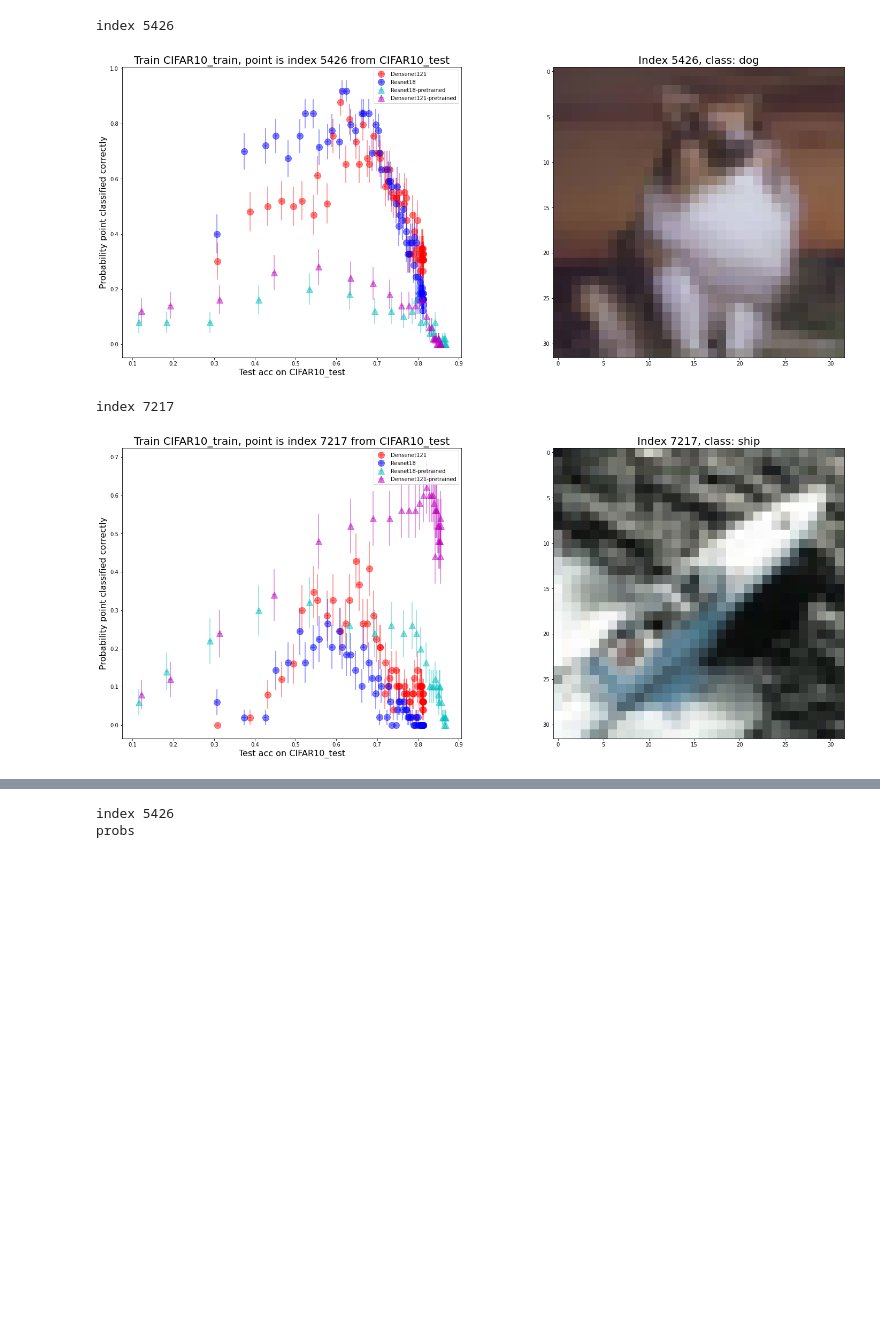
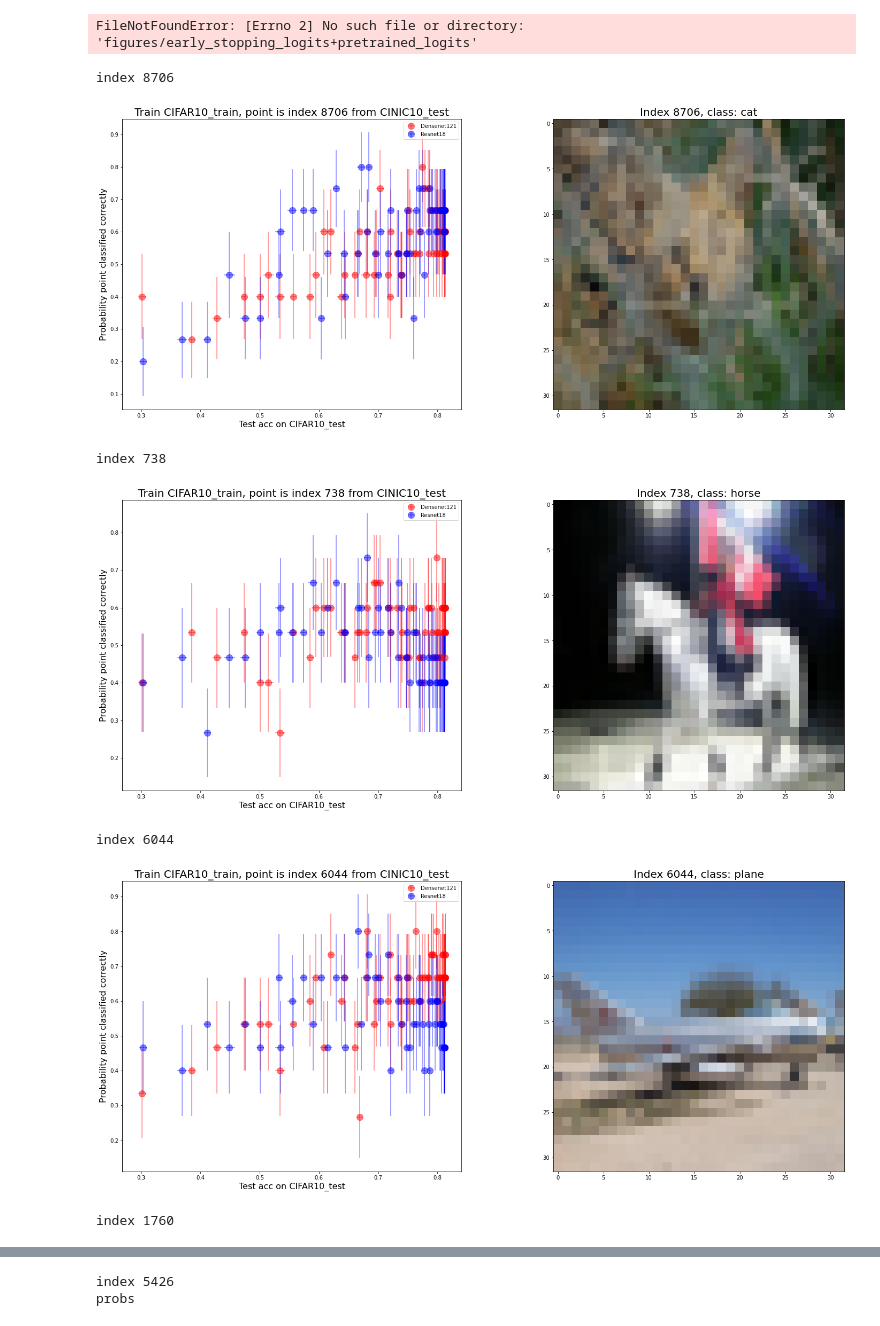
Before and after one commit to nikhil-ghosh-berkeley/dist-shift, a Jupyter notebook: plotting.ipynb, the cells around one changed output, grey strips where cells are left out. Saved outputs shown, nothing was run; the diff lists cells and outputs as text; code cells hidden in the pictures; blank space fills up the shorter version.

```diff
--- a/plotting.ipynb
+++ b/plotting.ipynb
@@ -9,14 +9,15 @@ from os.path import join
 alpha = 0.5
 markersize = 12
 # number of point figures to plot
-num_figs = 2
+num_figs = 10
 # %%
 # pred_dirs specifies location of "+".join(pred_dirs).pkl in processed
 pred_dirs = ["early_stopping_logits", "pretrained_logits"]
 # score_dirs specifies score group to consider (can be different from pred_dirs)
 score_dirs = ["early_stopping", "CLIP", "CLIP_high", "pretrained"]
 # name of dataset to consider
-name = "CIFAR10_test"
+name = "CINIC10_test"
+# name = "CINIC10_test"
 # name of training dataset
 train_set = "CIFAR10_train"
 # points - fixed random index subset
@@ -25,18 +26,18 @@ train_set = "CIFAR10_train"
 ind_types = ["points", "small", "weird"]
 ind_type = ind_types[2]
 # %%
-pred_dirs.sort()
-score_dirs.sort()
-group_dir = "+".join(pred_dirs)
-score_dir = join("scores", "+".join(score_dirs))
-save_dir = join("figures", group_dir)
+# pred_dirs.sort()
+# score_dirs.sort()
+# group_dir = "+".join(pred_dirs)
+# score_dir = join("scores", "+".join(score_dirs))
+# save_dir = join("figures", group_dir)
 
-data_dir = "data"
-proc_dir = "processed"
+# data_dir = "data"
+# proc_dir = "processed"
 # %%
 print("loading data")
-grouped = load_pickle(join(proc_dir, group_dir + ".pkl"))
-scores = load_pickle(join(proc_dir, score_dir + "_scores.pkl"))
+grouped = load_pickle(join(proc_dir,  "group.pkl"))
+scores = load_pickle(join(proc_dir, "scores/scores.pkl"))
 print("done")
 
 print("loading dataset")
@@ -75,47 +79,52 @@ elif ind_type == "points":
 else:
     raise ValueError("unavailable index type %s" % ind_type)
 # %%
-if not os.path.isdir(save_dir):
-    os.mkdir(save_dir)
-if not os.path.isdir(join(save_dir, name)):
-    os.mkdir(join(save_dir, name))
+# if not os.path.isdir(save_dir):
+#     os.mkdir(save_dir)
+# if not os.path.isdir(join(save_dir, name)):
+#     os.mkdir(join(save_dir, name))
+# %% [output]
+FileNotFoundError: [Errno 2] No such file or directory: 'figures/early_stopping_logits+pretrained_logits'
 # %%
 # point plots
 for idx in indexes:
     print("index %d" % idx)
     f, (ax1, ax2) = plt.subplots(1, 2, figsize=(25, 10))
     for plot_group in grouped[name]:
         dct = grouped[name][plot_group]
         ax1.errorbar(
             dct["x"],
             dct["points"][idx],
             yerr=dct["points_err"][idx],
             xerr=dct["x_err"],
             fmt=fmts[plot_group],
             alpha=alpha,
             markersize=markersize,
             label=plot_group,
         )
 
-    ax1.set_xlabel("Test acc on %s" % name, fontsize=16)
+    ax1.set_xlabel("Test acc on %s" % "CIFAR10_test", fontsize=16)
     ax1.set_ylabel("Probability point classified correctly", fontsize=16)
     ax1.set_title(
         "Train %s, point is index %d from %s" % (train_set, idx, name),
         fontsize=20,
     )
 
     ax1.legend(loc="best")
     img, label = dataset.__getitem__(idx)
-    img = np.array(img)
+    img = np.array(img) #.transpose(1,2,0)/255.0
     ax2.imshow(img, interpolation="nearest")
     ax2.set_title("Index %d, class: %s" % (idx, classes[label]), fontsize=20)
-    plot_path = join(save_dir, name, ind_type)
-    if not os.path.isdir(plot_path):
-        os.mkdir(plot_path)
-    plt.savefig(join(plot_path, "plot_acc_" + str(idx) + ".png"))
+    # plot_path = join(save_dir, name, ind_type)
+    # if not os.path.isdir(plot_path):
+    #     os.mkdir(plot_path)
+    # plt.savefig(join(plot_path, "plot_acc_" + str(idx) + ".png"))
     plt.show()
 # %% [output]
-index 5426
+index 8706
-[figure, old version]
+[figure, new version]
-index 7217
+index 738
-[figure, old version]
+[figure, new version]
+index 6044
+[figure, added]
+index 1760
```
Also changed, not shown: parts of 4 cells of this notebook, 6 other files.
